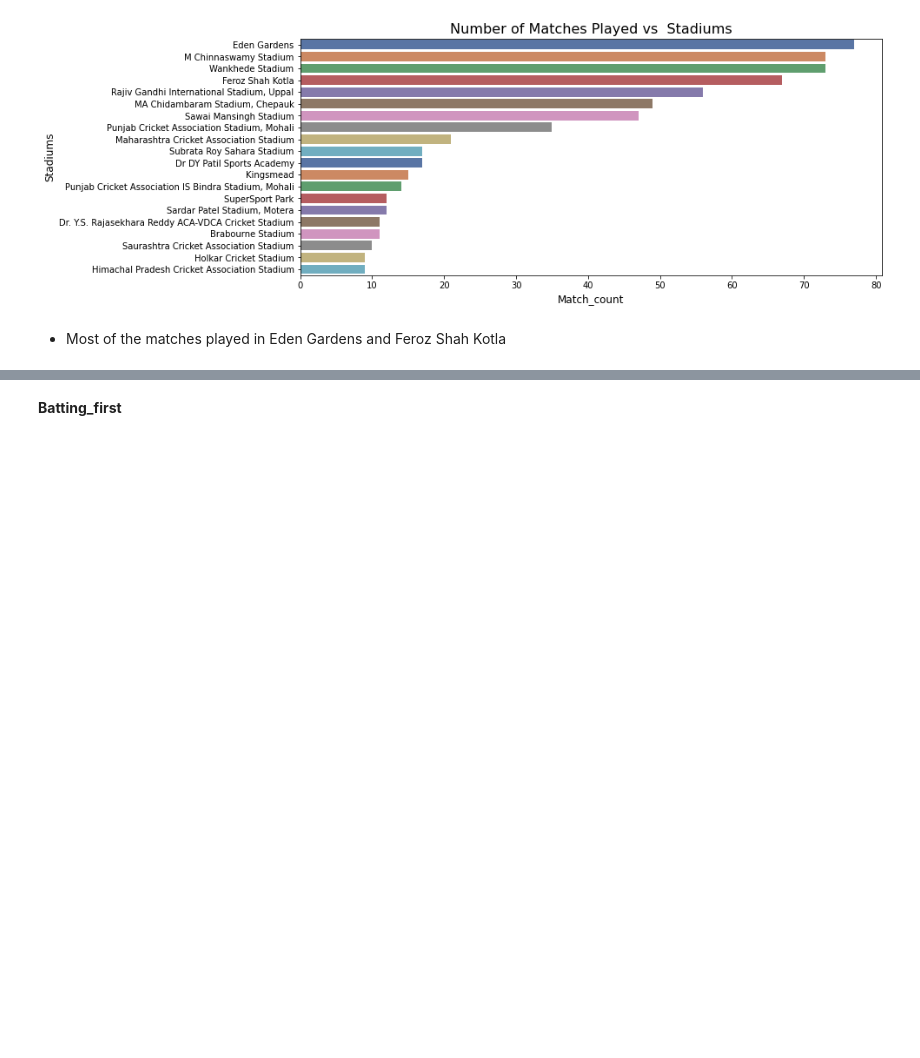
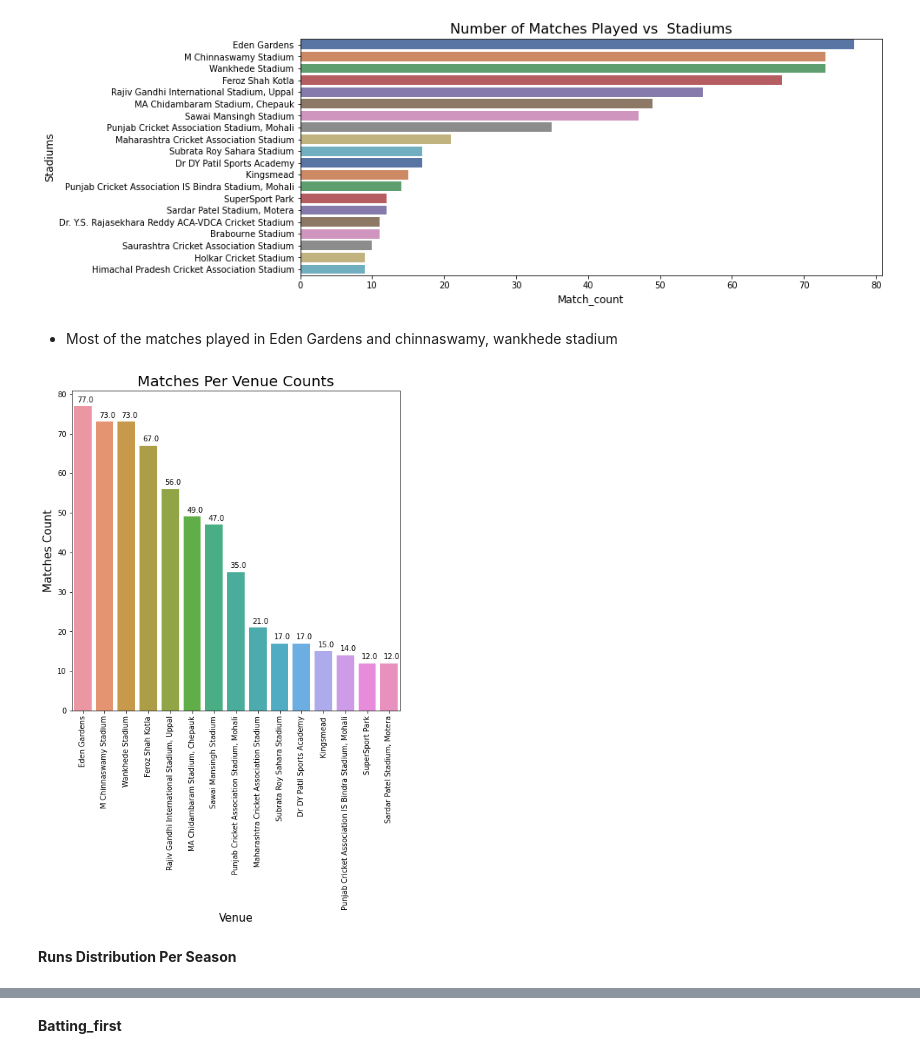
Before and after one commit to Jalpeshv/IPL-Analysis, a Jupyter notebook: IPL_Exploratory_Data_Analysis.ipynb, the cells around one changed output, grey strips where cells are left out. Drawn from its saved outputs; the diff is of its cells as text; code cells hidden in the pictures; blank space fills up the shorter version.

```diff
--- a/IPL_Exploratory_Data_Analysis.ipynb
+++ b/IPL_Exploratory_Data_Analysis.ipynb
@@ -77,4 +116,19 @@ Text(0.5, 1.0, 'Number of Matches Played vs  Stadiums')
 # %% [markdown]
 
 
-*   Most of the matches played in Eden Gardens and Feroz Shah Kotla
+*   Most of the matches played in Eden Gardens and chinnaswamy, wankhede stadium
+# %%
+matches_per_venue=ipl['venue'].value_counts().reset_index()
+plt.figure(figsize=(8,8))
+venue_plot=sns.barplot(x='index',y='venue',data=matches_per_venue[:15])
+plt.xticks(rotation=90)
+plt.xlabel('Venue',fontsize=15)
+plt.ylabel('Matches Count',fontsize=15)
+
+plt.title('Matches Per Venue Counts',size=20)
+for p in venue_plot.patches:
+    venue_plot.annotate(format(p.get_height()), (p.get_x()+0.15, p.get_height()+1))
+# %% [output]
+[figure, added]
+# %% [markdown]
+**Runs Distribution Per Season**
```
Also changed, not shown: parts of 12 cells of this notebook.
